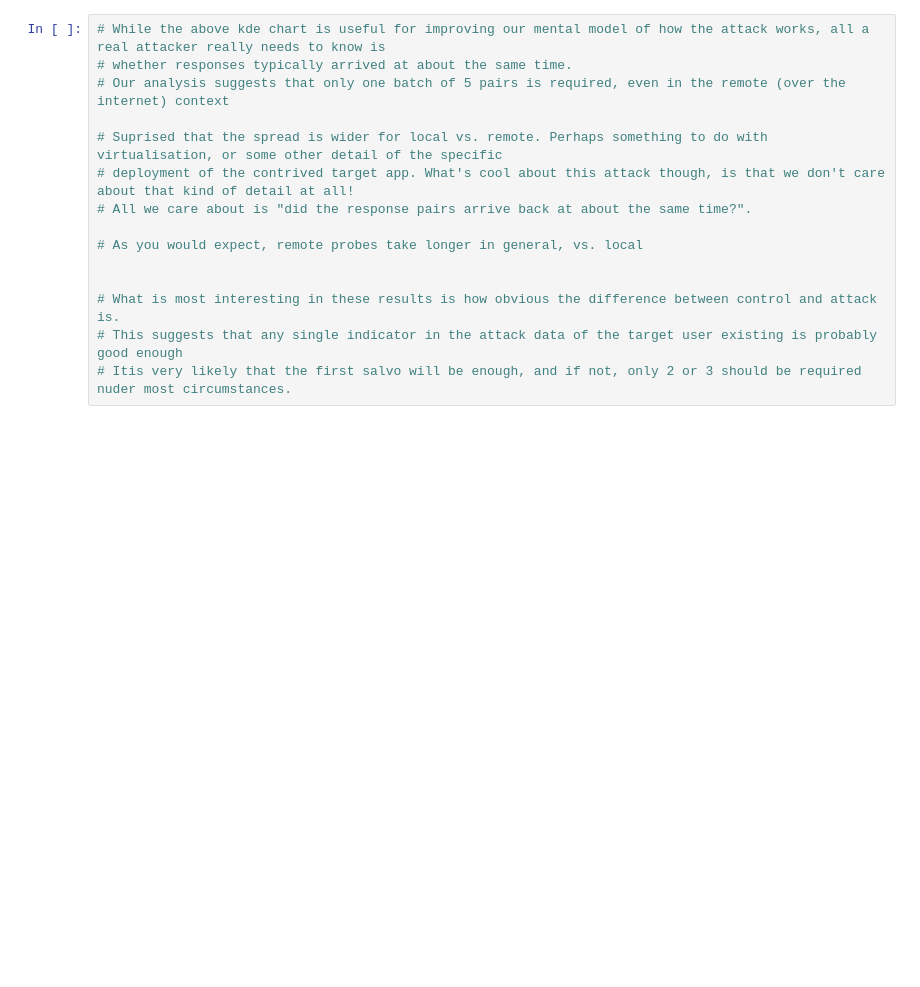
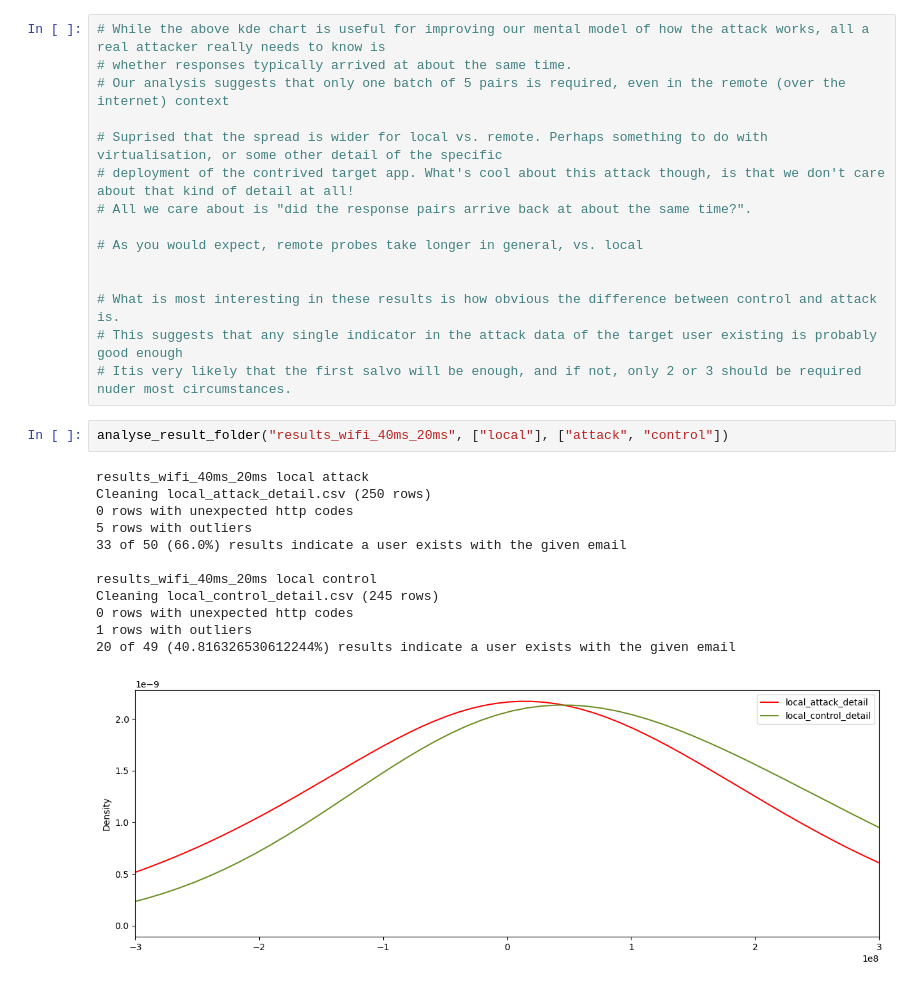
Before and after one commit to jefc1111/laravel-user-enumeration-demo, a Jupyter notebook: result_analysis.ipynb, the cells around one changed output. Saved outputs shown, nothing was run; the diff lists cells and outputs as text; blank space fills up the shorter version.

```diff
--- a/result_analysis.ipynb
+++ b/result_analysis.ipynb
@@ -66,4 +73,19 @@ def analyse_result_folder(folder):
 # What is most interesting in these results is how obvious the difference between control and attack is.
 # This suggests that any single indicator in the attack data of the target user existing is probably good enough
 # Itis very likely that the first salvo will be enough, and if not, only 2 or 3 should be required nuder most circumstances.
+# %%
+analyse_result_folder("results_wifi_40ms_20ms", ["local"], ["attack", "control"])
+# %% [output]
+results_wifi_40ms_20ms local attack
+Cleaning local_attack_detail.csv (250 rows)
+0 rows with unexpected http codes
+5 rows with outliers
+33 of 50 (66.0%) results indicate a user exists with the given email
+
+results_wifi_40ms_20ms local control
+Cleaning local_control_detail.csv (245 rows)
+0 rows with unexpected http codes
+1 rows with outliers
+20 of 49 (40.816326530612244%) results indicate a user exists with the given email
+[figure, added]
 # %%
```
Also changed, not shown: parts of 8 cells of this notebook.
